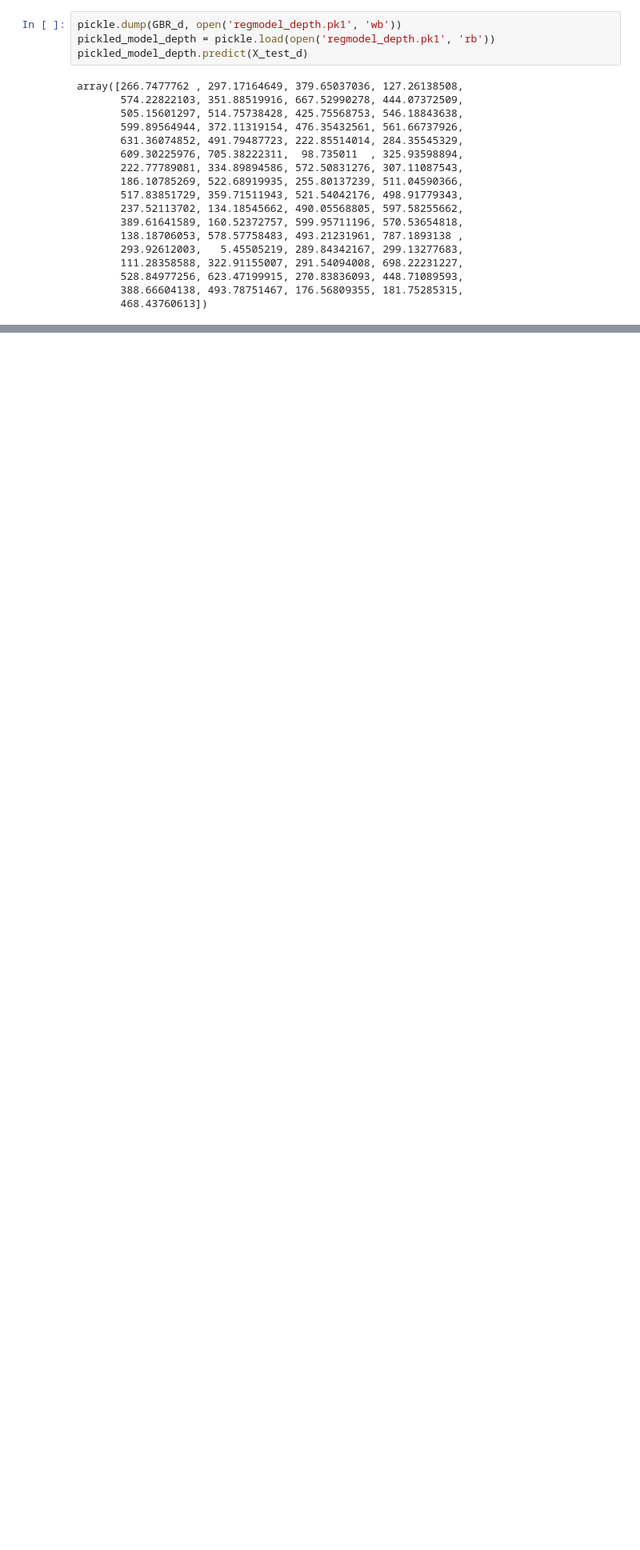
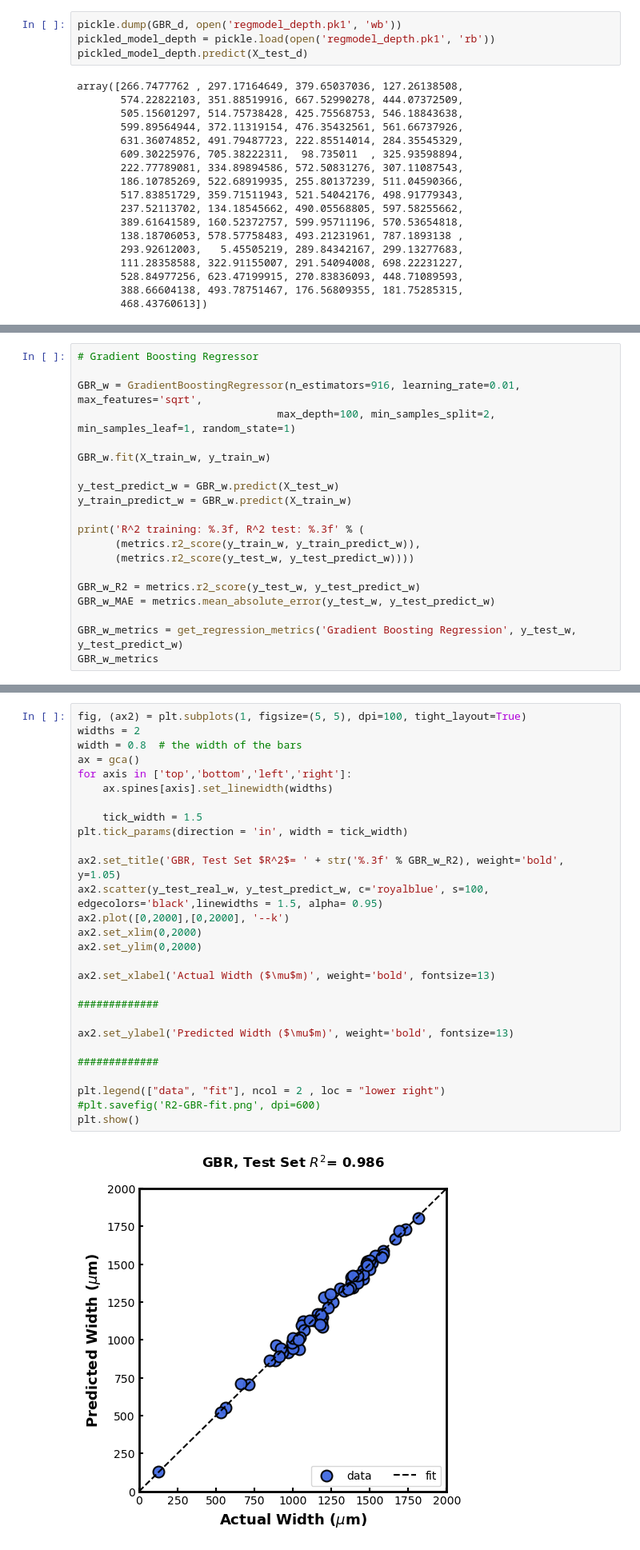
Before and after one commit to sinatayebati/CladNet-ML-for-AM, a Jupyter notebook: ml-best.ipynb, the cells around one changed output, grey strips where cells are left out. Shown at 80% size. Drawn from its saved outputs; the diff is of its cells as text; blank space fills up the shorter version.

```diff
--- a/ml-best.ipynb
+++ b/ml-best.ipynb
@@ -325,0 +371,20 @@ array([266.7477762 , 297.17164649, 379.65037036, 127.26138508,
+# %%
+# Gradient Boosting Regressor
+
+GBR_w = GradientBoostingRegressor(n_estimators=916, learning_rate=0.01, max_features='sqrt',
+                                max_depth=100, min_samples_split=2, min_samples_leaf=1, random_state=1)
+
+GBR_w.fit(X_train_w, y_train_w)
+
+y_test_predict_w = GBR_w.predict(X_test_w)
+y_train_predict_w = GBR_w.predict(X_train_w)
+
+print('R^2 training: %.3f, R^2 test: %.3f' % (
+      (metrics.r2_score(y_train_w, y_train_predict_w)),
+      (metrics.r2_score(y_test_w, y_test_predict_w))))
+
+GBR_w_R2 = metrics.r2_score(y_test_w, y_test_predict_w)
+GBR_w_MAE = metrics.mean_absolute_error(y_test_w, y_test_predict_w)
+
+GBR_w_metrics = get_regression_metrics('Gradient Boosting Regression', y_test_w, y_test_predict_w)
+GBR_w_metrics
@@ -325,0 +398,30 @@ array([266.7477762 , 297.17164649, 379.65037036, 127.26138508,
+# %%
+fig, (ax2) = plt.subplots(1, figsize=(5, 5), dpi=100, tight_layout=True)
+widths = 2
+width = 0.8  # the width of the bars
+ax = gca()
+for axis in ['top','bottom','left','right']:
+    ax.spines[axis].set_linewidth(widths)
+
+    tick_width = 1.5
+plt.tick_params(direction = 'in', width = tick_width)
+
+ax2.set_title('GBR, Test Set $R^2$= ' + str('%.3f' % GBR_w_R2), weight='bold', y=1.05)
+ax2.scatter(y_test_real_w, y_test_predict_w, c='royalblue', s=100, edgecolors='black',linewidths = 1.5, alpha= 0.95)
+ax2.plot([0,2000],[0,2000], '--k')
+ax2.set_xlim(0,2000)
+ax2.set_ylim(0,2000)
+
+ax2.set_xlabel('Actual Width ($\mu$m)', weight='bold', fontsize=13)
+
+#############
+
+ax2.set_ylabel('Predicted Width ($\mu$m)', weight='bold', fontsize=13)
+
+#############
+
+plt.legend(["data", "fit"], ncol = 2 , loc = "lower right")
+#plt.savefig('R2-GBR-fit.png', dpi=600)
+plt.show()
+# %% [output]
+[figure, added]
```
Also changed, not shown: parts of 9 cells of this notebook, 1 other file.
